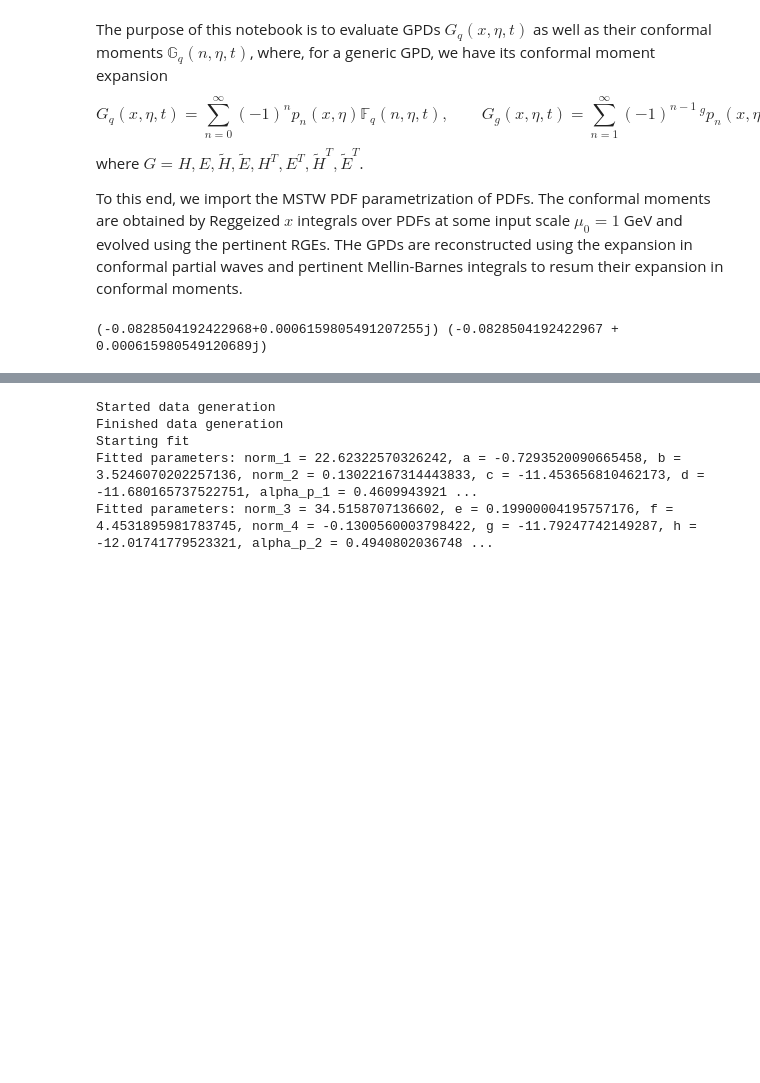
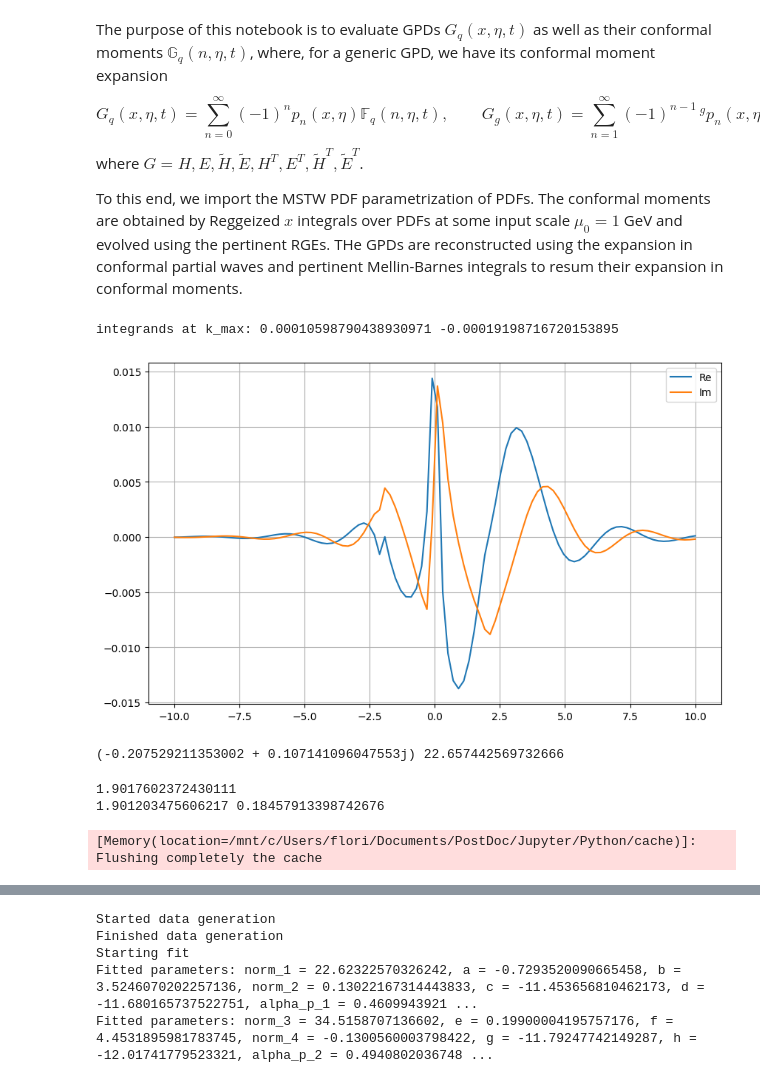
Before and after one commit to HechenMountain/stringy-gpds, a Jupyter notebook: StringBasedGPD.ipynb, the cells around one changed output, grey strips where cells are left out. Cells and saved outputs as stored; diff of their text form; code cells hidden in the pictures; blank space fills up the shorter version.

```diff
--- a/StringBasedGPD.ipynb
+++ b/StringBasedGPD.ipynb
@@ -48,30 +48,31 @@ from stringy_gpds import (
 )
 # Set display options
 np.set_printoptions(linewidth=200)
-# %%
-from stringy_gpds import singlet_moment, non_singlet_isovector_moment, build_moment_interpolator, generate_moment_table
-import time
-
-# generate_moment_table(0,solution=".",Nf=3,moment_type="non_singlet_isovector",moment_label="A",evolution_order="NLO",error_type="central",
-#                       re_j_max=1,im_j_max=3,t_max=1,step=.1)
-# generate_moment_table(0,solution=".",Nf=3,moment_type="non_singlet_isovector",moment_label="A",evolution_order="NLO",error_type="plus",
-#                       re_j_max=1,im_j_max=1,t_max=1,step=.1)
-# generate_moment_table(0,solution=".",Nf=3,moment_type="non_singlet_isovector",moment_label="A",evolution_order="NLO",error_type="minus",
-#                       re_j_max=1,im_j_max=1,t_max=1,step=.1)
-interp = build_moment_interpolator(0,solution=".",moment_type="non_singlet_isovector",moment_label="A",evolution_order="NLO",error_type="central")
-j = 1-3j
-t = -.5
-print(interp(j, t),non_singlet_isovector_moment(j,0,t,evolution_order="NLO"))
-# start = time.time()
-# # singlet_moment(2-1j,.2,-.3,evolution_order="NLO")
-# interp = build_moment_interpolator(solution=".",Nf=3,moment_type="non_singlet_isovector",moment_label="A",evolve_type="vector",evolution_order="NLO",error_type="central")
-# res = interp(2-1j)
-# end = time.time()
-# print(end-start,res)
-
-# start = time.time()
-# res = non_singlet_isovector_moment(2+1j,.2,-.3,evolution_order="NLO")
-# end = time.time()
-# print(end-start,res)
-# %% [output]
-(-0.0828504192422968+0.0006159805491207255j) (-0.0828504192422967 + 0.000615980549120689j)
+# %%
+from stringy_gpds import evolve_conformal_moment
+import time
+start = time.time()
+res = evolve_conformal_moment(1.2-2j,.1,0,2,moment_type="non_singlet_isovector",particle="quark",evolution_order="NLO",plot_integrand=True)
+end = time.time()
+print(res,end-start)
+# %% [output]
+integrands at k_max: 0.00010598790438930971 -0.00019198716720153895
+[figure, added]
+(-0.207529211353002 + 0.107141096047553j) 22.657442569732666
+# %%
+from stringy_gpds import mellin_barnes_gpd
+from mstw_pdf import uv_minus_dv_pdf
+import time
+print(uv_minus_dv_pdf(.2,evolution_order="NLO"))
+start = time.time()
+res = mellin_barnes_gpd(.2,0,0,1,particle="quark",moment_type="non_singlet_isovector",evolution_order="NLO")
+end = time.time()
+print(res,end-start)
+# %% [output]
+1.9017602372430111
+1.901203475606217 0.18457913398742676
+# %%
+from config import memory
+memory.clear()
+# %% [output]
+[Memory(location=/mnt/c/Users/flori/Documents/PostDoc/Jupyter/Python/cache)]: Flushing completely the cache
```
Also changed, not shown: parts of 3 cells of this notebook, 4 other files.
